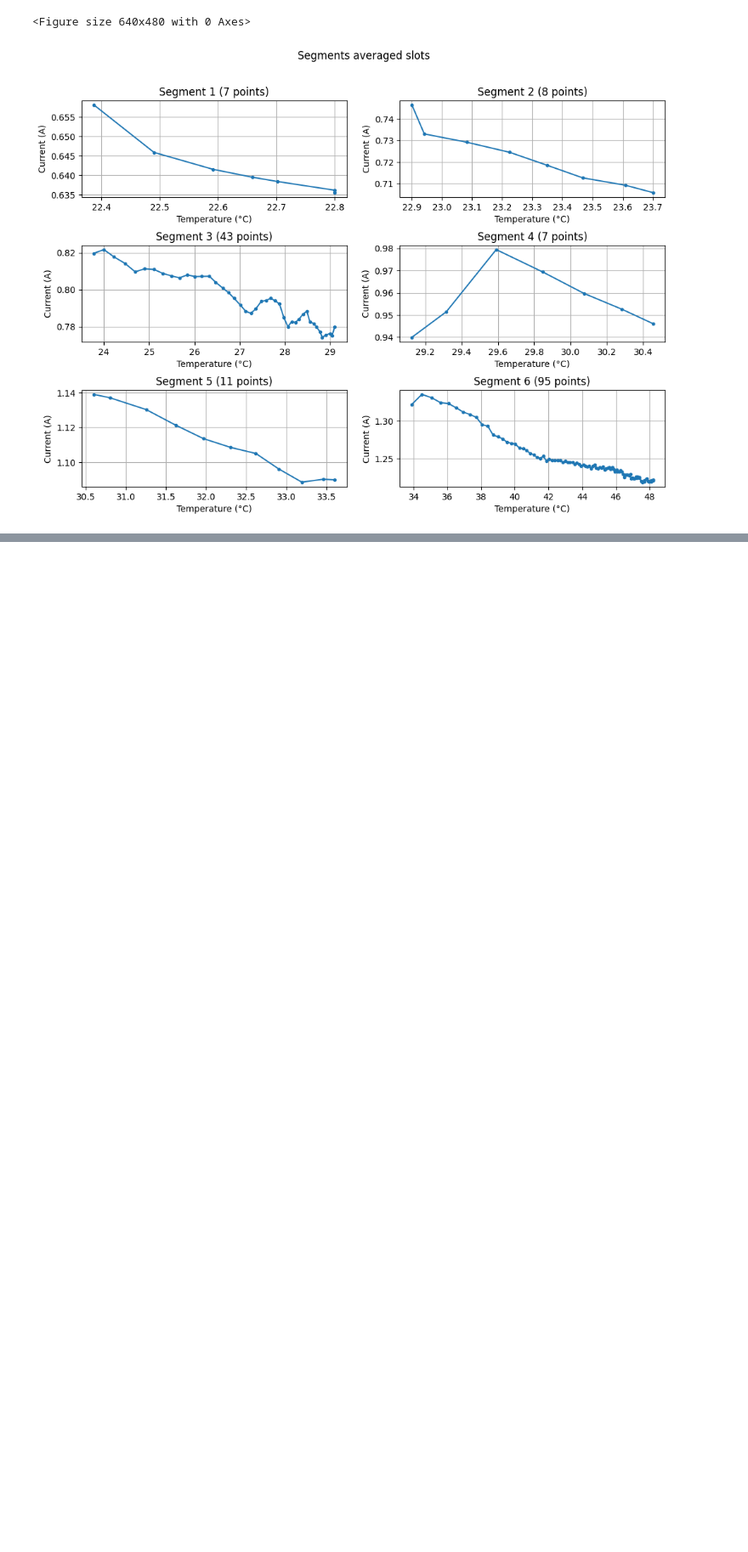
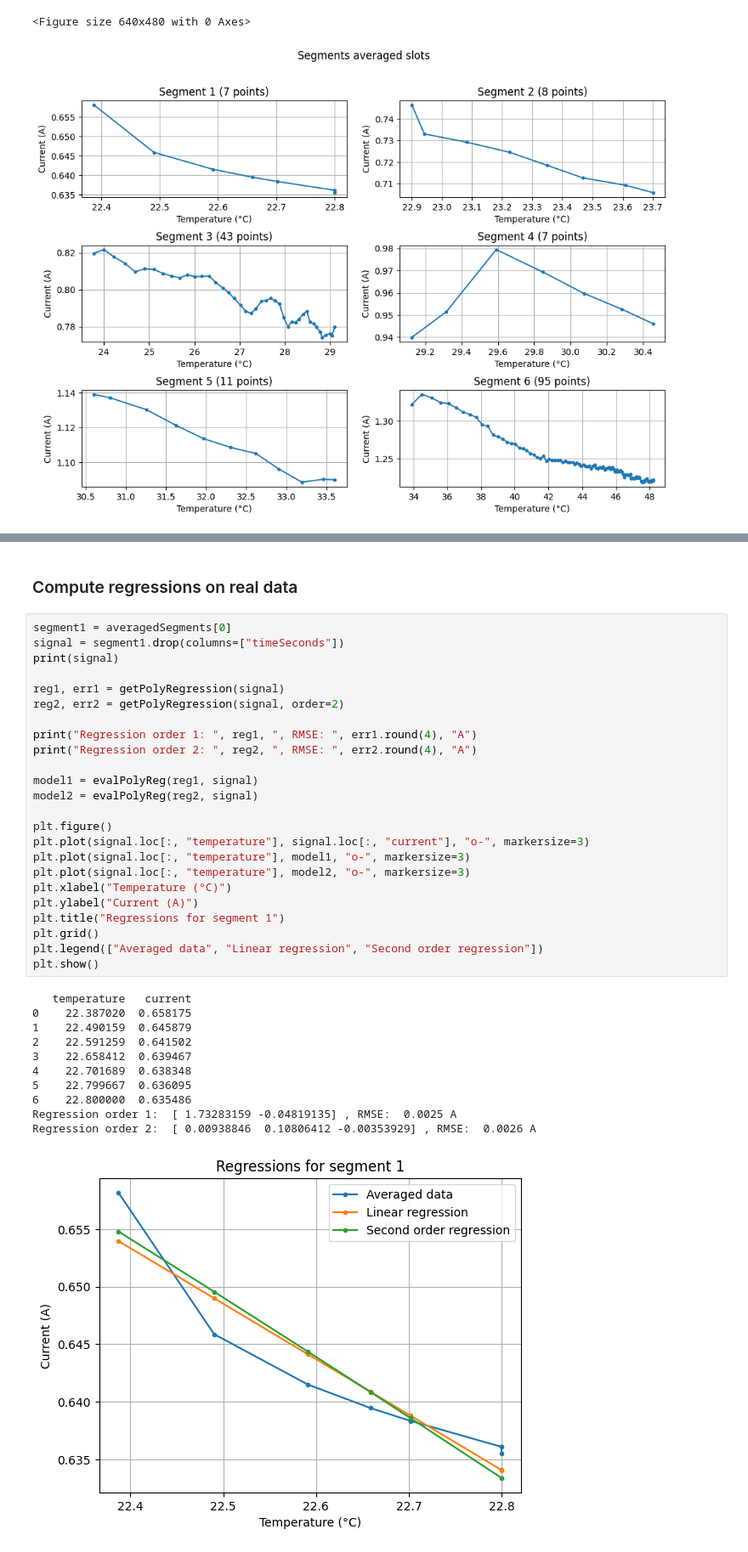
Before and after one commit to opatiny/predictiveMaintenance, a Jupyter notebook: src/notebooks/spindleCurrentVsTemperature.ipynb, the cells around one changed output, grey strips where cells are left out. Shown at 85% size. Saved outputs shown, nothing was run; the diff lists cells and outputs as text; blank space fills up the shorter version.

```diff
--- a/src/notebooks/spindleCurrentVsTemperature.ipynb
+++ b/src/notebooks/spindleCurrentVsTemperature.ipynb
@@ -417,0 +470,38 @@ def linearRegression(temperature: pd.Series, reference: pd.Series) -> float:
+# %% [markdown]
+### Compute regressions on real data
+# %%
+segment1 = averagedSegments[0]
+signal = segment1.drop(columns=["timeSeconds"])
+print(signal)
+
+reg1, err1 = getPolyRegression(signal)
+reg2, err2 = getPolyRegression(signal, order=2)
+
+print("Regression order 1: ", reg1, ", RMSE: ", err1.round(4), "A")
+print("Regression order 2: ", reg2, ", RMSE: ", err2.round(4), "A")
+
+model1 = evalPolyReg(reg1, signal)
+model2 = evalPolyReg(reg2, signal)
+
+plt.figure()
+plt.plot(signal.loc[:, "temperature"], signal.loc[:, "current"], "o-", markersize=3)
+plt.plot(signal.loc[:, "temperature"], model1, "o-", markersize=3)
+plt.plot(signal.loc[:, "temperature"], model2, "o-", markersize=3)
+plt.xlabel("Temperature (°C)")
+plt.ylabel("Current (A)")
+plt.title("Regressions for segment 1")
+plt.grid()
+plt.legend(["Averaged data", "Linear regression", "Second order regression"])
+plt.show()
+# %% [output]
+   temperature   current
+0    22.387020  0.658175
+1    22.490159  0.645879
+2    22.591259  0.641502
+3    22.658412  0.639467
+4    22.701689  0.638348
+5    22.799667  0.636095
+6    22.800000  0.635486
+Regression order 1:  [ 1.73283159 -0.04819135] , RMSE:  0.0025 A
+Regression order 2:  [ 0.00938846  0.10806412 -0.00353929] , RMSE:  0.0026 A
+[figure, added]
```
Also changed, not shown: parts of 7 cells of this notebook.
